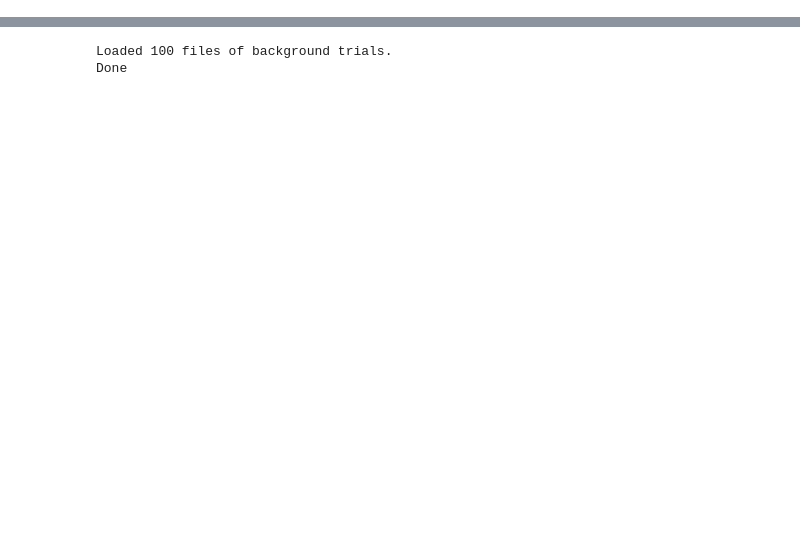
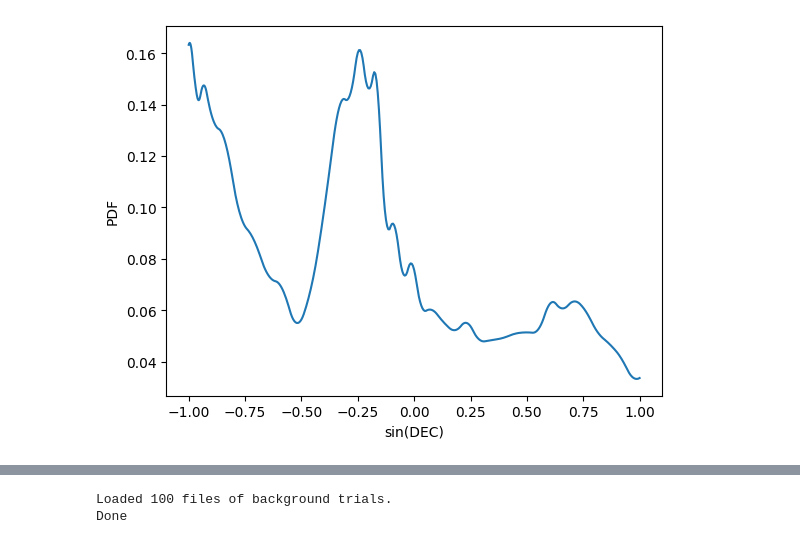
Before and after one commit to MACampana/BinnedTracks, a Jupyter notebook: NEW_BinnedAnalysis.ipynb, the cells around one changed output, grey strips where cells are left out. Cells and saved outputs as stored; diff of their text form; code cells hidden in the pictures; blank space fills up the shorter version.

```diff
--- a/NEW_BinnedAnalysis.ipynb
+++ b/NEW_BinnedAnalysis.ipynb
@@ -857,3 +898,8 @@ plt.show()
 # %%
 x = np.sin(np.unique(bin_chilln.bin_decs))
 plt.plot(x, bin_chilln.get_acc_from_spline(x, acc='bg'))
+plt.xlabel('sin(DEC)')
+plt.ylabel('PDF')
+plt.show()
+# %% [output]
+[figure, added]
```
Also changed, not shown: parts of 14 cells of this notebook, 1 other file.
